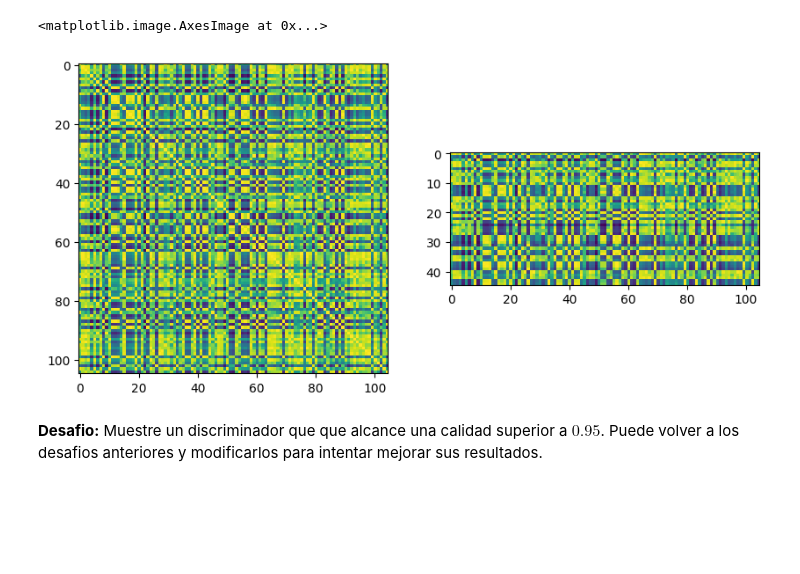
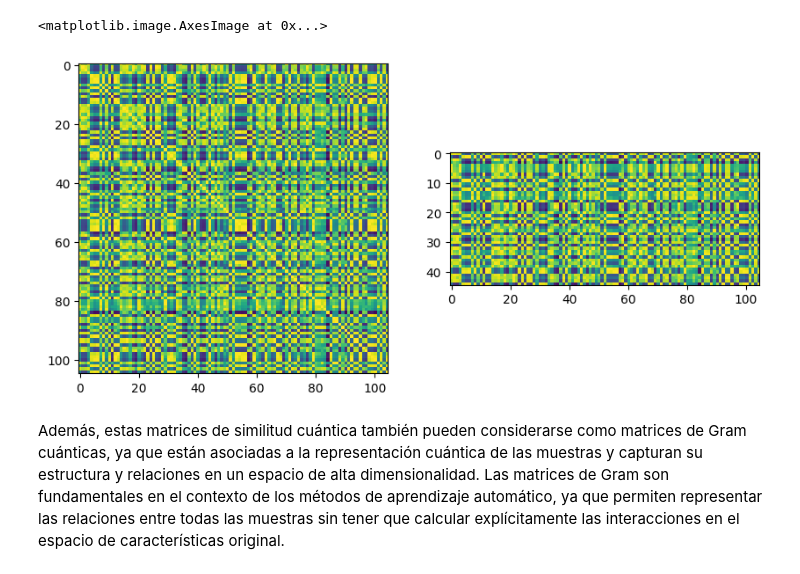
Before and after one commit to LucianoPereiraValenzuela/ECC_2025_testing, a Jupyter notebook: ECC2025/desafio_7_Clasificación_Cuántica_del_Iris_dataset.ipynb, the cells around one changed output. Cells and saved outputs as stored; diff of their text form; code cells hidden in the pictures; blank space fills up the shorter version.

Commit message:
Update desafio_7_Clasificación_Cuántica_del_Iris_dataset.ipynb
veamos si te gusta

```diff
--- a/ECC2025/desafio_7_Clasificación_Cuántica_del_Iris_dataset.ipynb
+++ b/ECC2025/desafio_7_Clasificación_Cuántica_del_Iris_dataset.ipynb
@@ -60,6 +73,6 @@ data_iris['target'] = iris['target']
 # %%
-# esto lo agrege
+# Separamos en datos de entrenamiento y de prueba
 X_train, X_test, y_train, y_test = train_test_split(data_iris[iris.feature_names],
                                                     data_iris['target'],
-                                                    test_size=0.3,                      #tamaño test
-                                                    random_state=42)                    #como ordena los datos
+                                                    test_size=0.30,
+                                                    random_state=27)
@@ -108,0 +87,9 @@ qc_optimizado.draw('mpl')
+# %%
+# Normalizamos los datos de entrenamiento y prueba
+scaler = MinMaxScaler()
+
+# Ajustar y transformar los datos de entrenamiento
+X_train = scaler.fit_transform(X_train)
+
+# Transformar los datos de prueba utilizando los mismos parámetros
+X_test = scaler.transform(X_test)
@@ -209,0 +285,3 @@ def Quantum_Kernel( X_train, X_test=None,
+# %%
+Kq_train = Quantum_Kernel( X_train )
+Kq_test  = Quantum_Kernel( X_train, X_test )
@@ -210,18 +290,8 @@ def Quantum_Kernel( X_train, X_test=None,
 # %%
-#### agrege una normalizacion hay q probar si funciona con StandardScaler
-scaler = MinMaxScaler()
-
-X_train_scaled = scaler.fit_transform(X_train)
-X_test_scaled = scaler.transform(X_test)
-#####
-Kq_train = Quantum_Kernel( X_train_scaled )
-Kq_test  = Quantum_Kernel( X_train_scaled, X_test_scaled )
-
+# Visualización de las matrices de similitudes
 fig, ax = plt.subplots( 1, 2, figsize=(10,5) )
 ax[0].imshow( Kq_train )
 ax[1].imshow( Kq_test )
 # %% [output]
 <matplotlib.image.AxesImage at 0x...>
-[figure, old version]
+[figure, new version]
-# %% [markdown]
-__Desafio:__ Muestre un discriminador que que alcance una calidad superior a $0.95$. Puede volver a los desafios anteriores y modificarlos para intentar mejorar sus resultados.
@@ -279,0 +298,2 @@ def test_7c( Kq_train, y_train, Kq_test, y_test ):
+# %% [markdown]
+Además, estas matrices de similitud cuántica también pueden considerarse como matrices de Gram cuánticas, ya que están asociadas a la representación cuántica de las muestras y capturan su estructura y relaciones en un espacio de alta dimensionalidad. Las matrices de Gram son fundamentales en el contexto de los métodos de aprendizaje automático, ya que permiten representar las relaciones entre todas las muestras sin tener que calcular explícitamente las interacciones en el espacio de características original.
```
Also changed, not shown: parts of 45 cells of this notebook.
